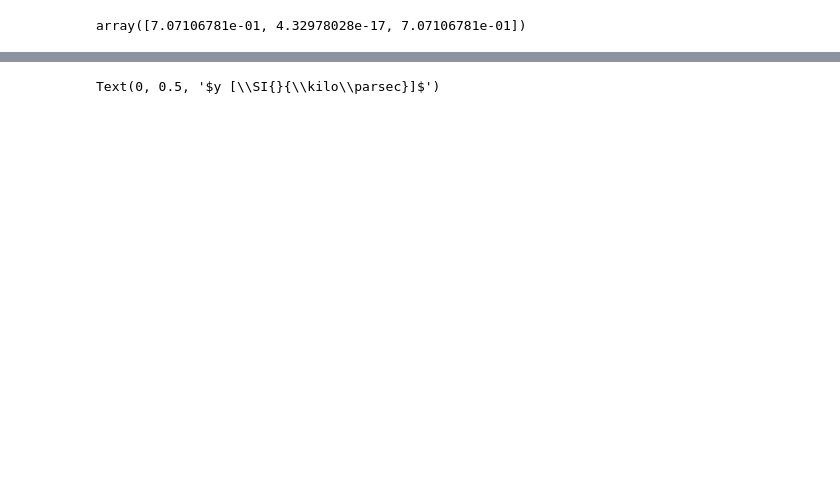
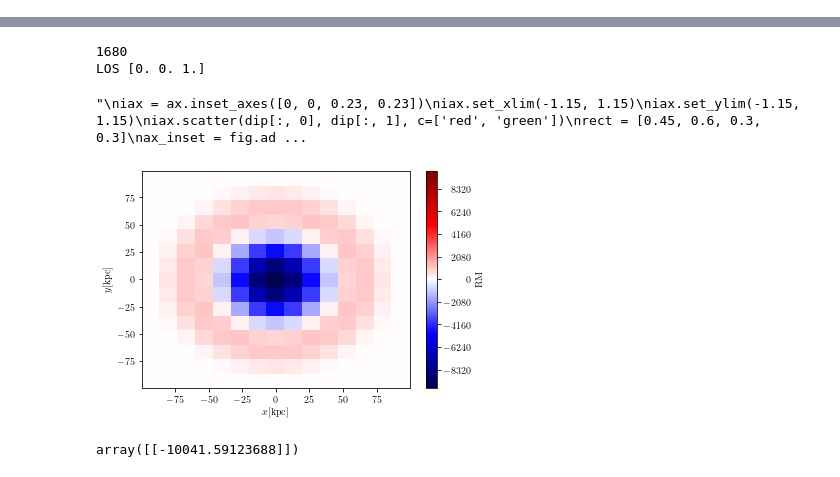
Before and after one commit to specktakel/ts_limit, a Jupyter notebook: structured_field/rm_map_final.ipynb, the cells around one changed output, grey strips where cells are left out. Drawn from its saved outputs; the diff is of its cells as text; code cells hidden in the pictures; blank space fills up the shorter version.

```diff
--- a/structured_field/rm_map_final.ipynb
+++ b/structured_field/rm_map_final.ipynb
@@ -157,10 +160,6 @@ def B(x1, x2, x3, in_sys, out_sys):
         return np.matmul(trafo(r, theta, phi), B.transpose()).transpose()
 
 #def kpc_to_arcmin()
-# %%
-rotation(np.array([1, 0, 0]), 1 / np.sqrt(2) * np.array([1, 1, 0]), np.pi/2)
-# %% [output]
-array([7.07106781e-01, 4.32978028e-17, 7.07106781e-01])
 # %%
 def make_rm(R=93, b0=8.3, theta=0, phi=0, num=10):
     #th in degrees
@@ -216,7 +244,12 @@ def make_rm(R=93, b0=8.3, theta=0, phi=0, num=10):
 # %%
 R = 93
 b0 = 8.3
-x, y, z, rm = make_rm(theta=45, phi=90, num=10)
+phi = 0
+theta = 0
+#make_rm(theta=theta, phi=phi, num=20)
+x, y, z, dip, rm = make_rm(theta=theta, phi=phi, num=15)
+
+
 fig = plt.figure()
 ax = fig.add_subplot(111)
 ax.set_xlabel('$x$')
@@ -227,7 +260,24 @@ y_h = axis_helper(y)
 levels = MaxNLocator(nbins=cmap.N).tick_values(-1e4, 1e4)
 norm = BoundaryNorm(levels, cmap.N)
 pcol = ax.pcolor(x_h, y_h, rm, cmap=cmap, norm=norm, alpha=1)
-cbar = cb = fig.colorbar(pcol, ax=ax, extend='neither', label='RM')
+cb = fig.colorbar(pcol, ax=ax, extend='neither', label='RM')
+ticklabels = cb.ax.get_yticklabels()
+cb.ax.set_yticklabels(ticklabels, ha='right')
+cb.ax.yaxis.set_tick_params(pad=30)
 ax.set_xlabel('$x [\SI{}{\kilo\parsec}]$')
 ax.set_ylabel('$y [\SI{}{\kilo\parsec}]$')
+'''
+iax = ax.inset_axes([0, 0, 0.23, 0.23])
+iax.set_xlim(-1.15, 1.15)
+iax.set_ylim(-1.15, 1.15)
+iax.scatter(dip[:, 0], dip[:, 1], c=['red', 'green'])
+rect = [0.45, 0.6, 0.3, 0.3]
+ax_inset = fig.add_axes(rect, anchor='NE', projection='3d')
+ax_inset.view_init(elev=theta+90, azim=90+phi)
+ax_inset.scatter(*dip[0], c='red')
+ax_inset.scatter(*dip[1], c='green')
+ax_inset.patch.set_alpha(0.)
+#iax.set_xticks([], [])
+#iax.set_yticks([], [])
+'''
 # %% [output]
@@ -236 +284,8 @@ ax.set_ylabel('$y [\SI{}{\kilo\parsec}]$')
-Text(0, 0.5, '$y [\\SI{}{\\kilo\\parsec}]$')
+1680
+LOS [0. 0. 1.]
+"\niax = ax.inset_axes([0, 0, 0.23, 0.23])\niax.set_xlim(-1.15, 1.15)\niax.set_ylim(-1.15, 1.15)\niax.scatter(dip[:, 0], dip[:, 1], c=['red', 'green'])\nrect = [0.45, 0.6, 0.3, 0.3]\nax_inset = fig.ad ...
+[figure, added]
+# %%
+rm
+# %% [output]
+array([[-10041.59123688]])
```
Also changed, not shown: parts of 12 cells of this notebook, 3 other files.
